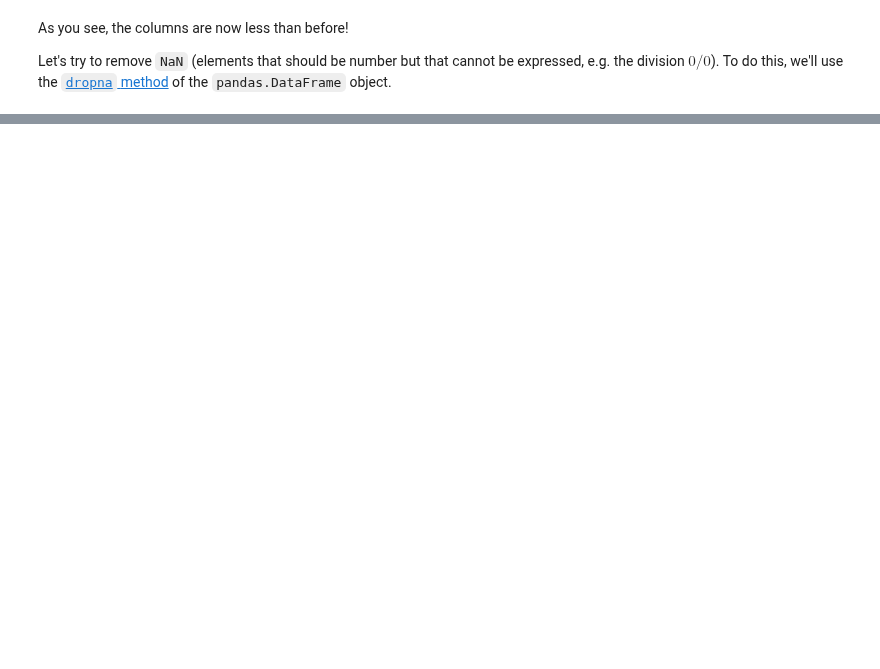
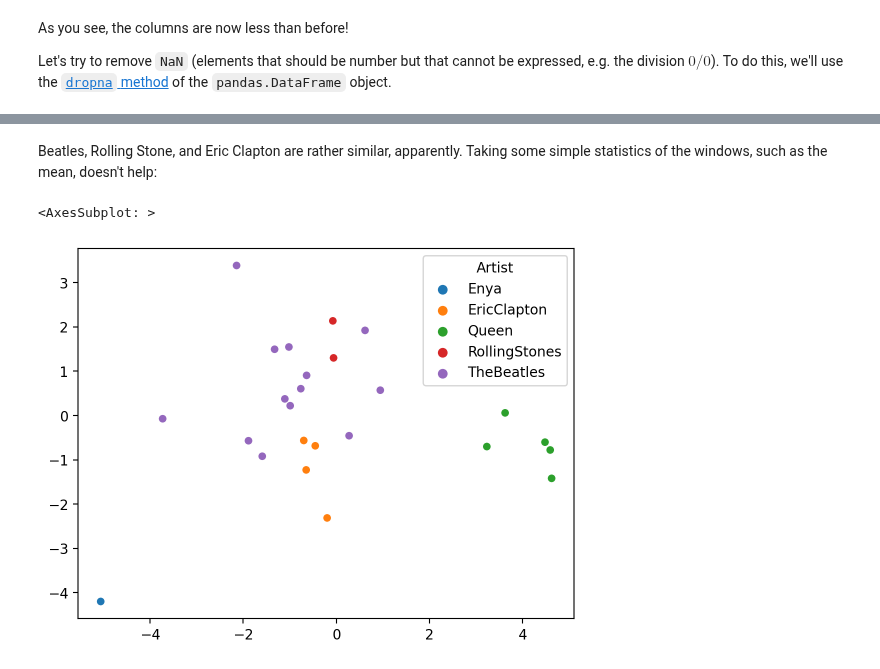
Before and after one commit to DIDONEproject/musif, a Jupyter notebook: docs/source/Tutorial poprock.ipynb, the cells around one changed output, grey strips where cells are left out. Drawn from its saved outputs; the diff is of its cells as text; code cells hidden in the pictures; blank space fills up the shorter version.

```diff
--- a/docs/source/Tutorial poprock.ipynb
+++ b/docs/source/Tutorial poprock.ipynb
@@ -309,0 +351,13 @@ scatterplot(x=data[:, 0], y=data[:, 1], hue=target)
+# %% [markdown]
+Beatles, Rolling Stone, and Eric Clapton are rather similar, apparently. Taking some simple statistics of the windows, such as the mean, doesn't help:
+# %%
+target = processed_df['Artist'].groupby(level=0).nth(0) # 'Artist' of each window number 0
+data = processed_df.drop(columns=['Id', 'WindowId']).select_dtypes([int, float])
+data = data.groupby(level=0).mean() # taking the average of the features across the windows here!
+data = make_pipeline(StandardScaler(),
+                     VarianceThreshold(0.25),
+                     LDA(n_components=2, solver='svd')).fit_transform(data, target)
+sns.scatterplot(x=data[:, 0], y=data[:, 1], hue=target)
+# %% [output]
+<AxesSubplot: >
+[figure, added]
```
Also changed, not shown: parts of 16 cells of this notebook, 2 other files.
